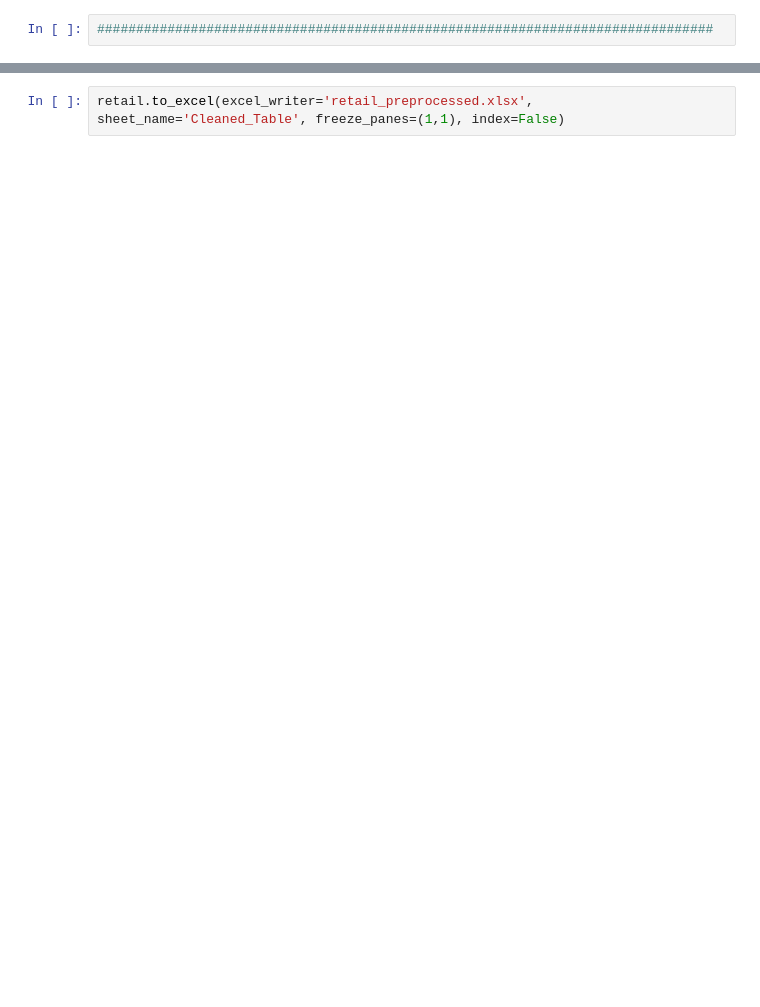
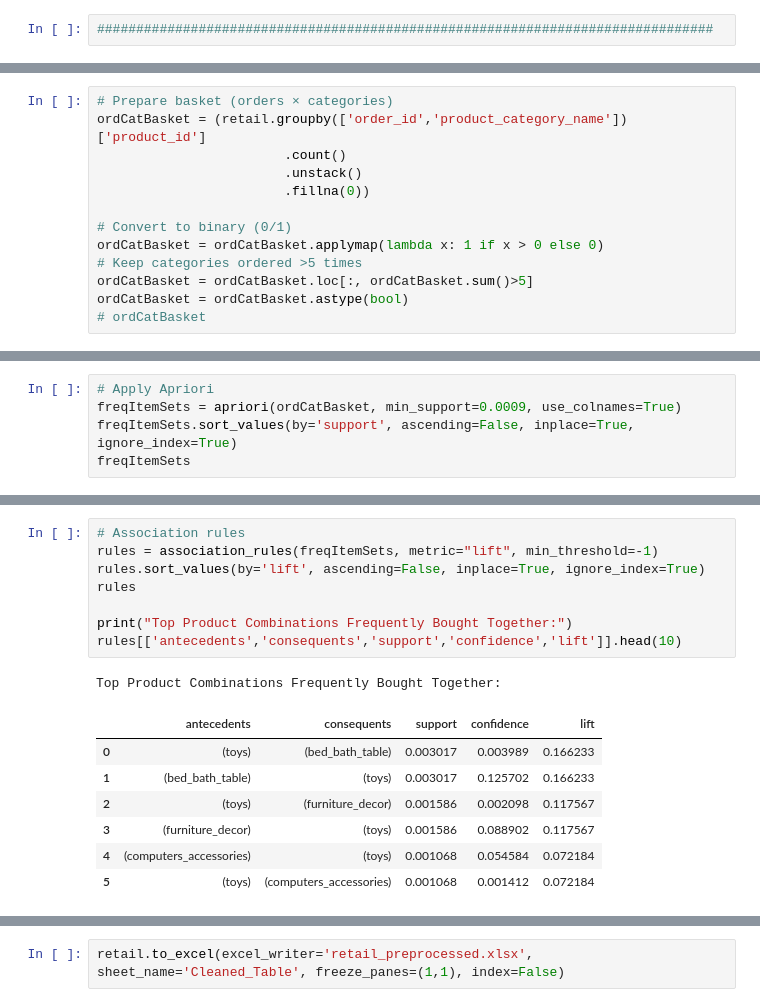
Before and after one commit to MalhotraUmang/Capstone_Marketing_And_Retail_Analytics, a Jupyter notebook: retail_analytics.ipynb, the cells around one changed output, grey strips where cells are left out. Saved outputs shown, nothing was run; the diff lists cells and outputs as text; blank space fills up the shorter version.

Commit message:
EDA & Key Metrics implemented

```diff
--- a/retail_analytics.ipynb
+++ b/retail_analytics.ipynb
@@ -909,0 +675,13 @@ retail[['payment_value', 'price', 'shipping_charges']].describe()
+# %%
+# Prepare basket (orders × categories)
+ordCatBasket = (retail.groupby(['order_id','product_category_name'])['product_id']
+                        .count()
+                        .unstack()
+                        .fillna(0))
+
+# Convert to binary (0/1)
+ordCatBasket = ordCatBasket.applymap(lambda x: 1 if x > 0 else 0)
+# Keep categories ordered >5 times
+ordCatBasket = ordCatBasket.loc[:, ordCatBasket.sum()>5]
+ordCatBasket = ordCatBasket.astype(bool)
+# ordCatBasket
@@ -909,0 +720,5 @@ retail[['payment_value', 'price', 'shipping_charges']].describe()
+# %%
+# Apply Apriori
+freqItemSets = apriori(ordCatBasket, min_support=0.0009, use_colnames=True)
+freqItemSets.sort_values(by='support', ascending=False, inplace=True, ignore_index=True)
+freqItemSets
@@ -909,0 +743,17 @@ retail[['payment_value', 'price', 'shipping_charges']].describe()
+# %%
+# Association rules
+rules = association_rules(freqItemSets, metric="lift", min_threshold=-1)
+rules.sort_values(by='lift', ascending=False, inplace=True, ignore_index=True)
+rules
+
+print("Top Product Combinations Frequently Bought Together:")
+rules[['antecedents','consequents','support','confidence','lift']].head(10)
+# %% [output]
+Top Product Combinations Frequently Bought Together:
+|  | antecedents | consequents | support | confidence | lift |
+| 0 | (toys) | (bed_bath_table) | 0.003017 | 0.003989 | 0.166233 |
+| 1 | (bed_bath_table) | (toys) | 0.003017 | 0.125702 | 0.166233 |
+| 2 | (toys) | (furniture_decor) | 0.001586 | 0.002098 | 0.117567 |
+| 3 | (furniture_decor) | (toys) | 0.001586 | 0.088902 | 0.117567 |
+| 4 | (computers_accessories) | (toys) | 0.001068 | 0.054584 | 0.072184 |
+| 5 | (toys) | (computers_accessories) | 0.001068 | 0.001412 | 0.072184 |
```
Also changed, not shown: parts of 162 cells of this notebook.
